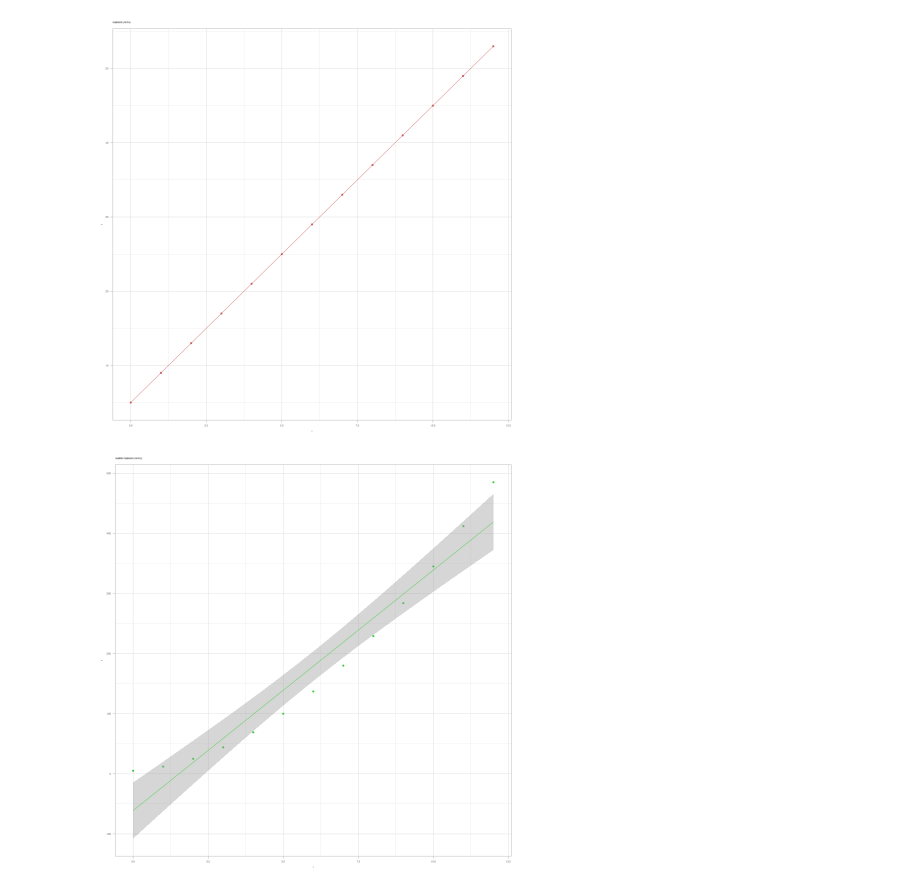
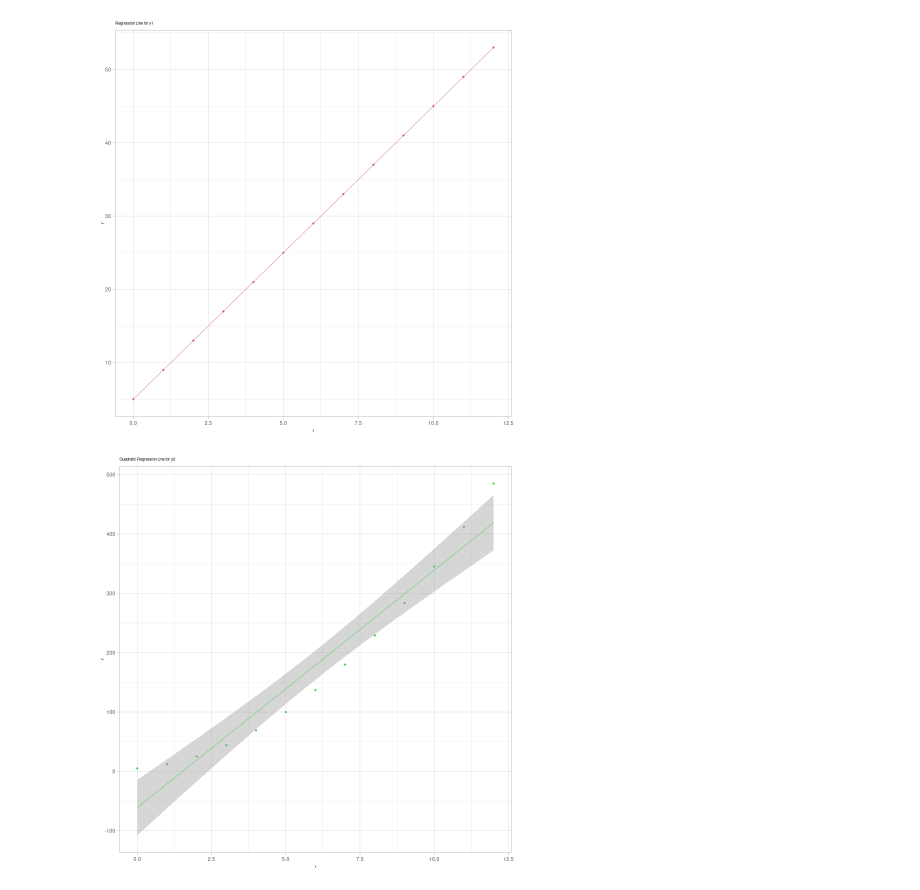
Before and after one commit to epsi-rns/codecase, a Jupyter notebook: gnu-r/trend/72-grid-extra.ipynb, the cells around one changed output. Cells and saved outputs as stored; diff of their text form; code cells hidden in the pictures.

```diff
--- a/gnu-r/trend/72-grid-extra.ipynb
+++ b/gnu-r/trend/72-grid-extra.ipynb
@@ -32,31 +32,31 @@ plot_y1 <- ggplot(data, aes(x = xs, y = ys1)) +
     title = "Regression Line for y1") +
   theme_light() +
   theme(
-    text = element_text(size = 2),
-    axis.text = element_text(size = 3))
+    text = element_text(size = 4),
+    axis.text = element_text(size = 6))
 
 plot_y1
 # %% [output]
-[figure, old version]
+[figure, new version]
 # %%
 # Scatter plot with quadratic regression line for y2
 plot_y2 <- ggplot(data, aes(x = xs, y = ys2)) +
   geom_point(
     size = 0.5, color = "limegreen") +
   geom_smooth(
     method = "lm", formula = y ~ poly(x, 1),
     se = TRUE, color = "limegreen", linewidth = 0.2) +
   labs(
     x = "x", y = "y",
     title = "Quadratic Regression Line for y2") +
   theme_light() +
   theme(
-    text = element_text(size = 2),
-    axis.text = element_text(size = 3))
+    text = element_text(size = 4),
+    axis.text = element_text(size = 6))
 
 plot_y2
 # %% [output]
-[figure, old version]
+[figure, new version]
 # %%
 # Scatter plot with cubic regression line for y3
 plot_y3 <- ggplot(data, aes(x = xs, y = ys3)) +
```
Also changed, not shown: parts of 2 cells of this notebook, 20 other files.
